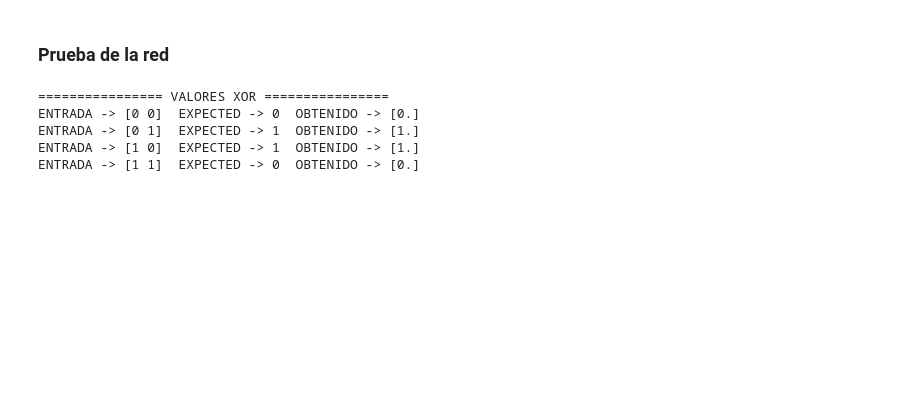
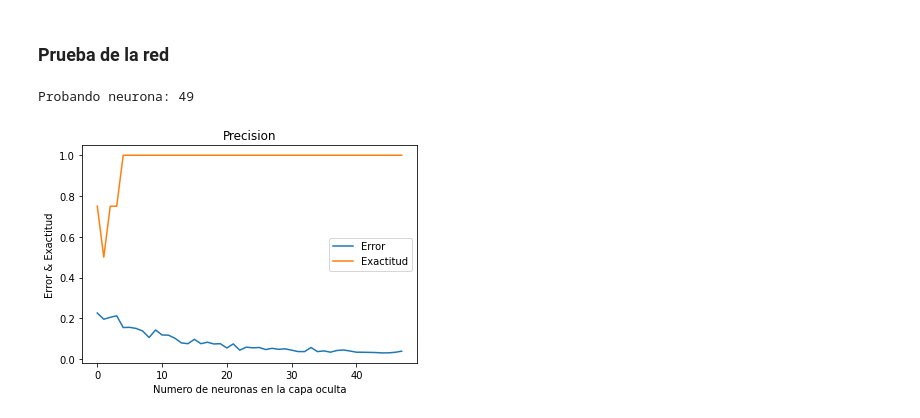
Before and after one commit to Govoa/Perceptron_MLP_Practica, a Jupyter notebook: pr2/L2P2-MLP.ipynb, the cells around one changed output. Saved outputs shown, nothing was run; the diff lists cells and outputs as text; code cells hidden in the pictures; blank space fills up the shorter version.

Commit message:
automatizador pr2

```diff
--- a/pr2/L2P2-MLP.ipynb
+++ b/pr2/L2P2-MLP.ipynb
@@ -15,6 +15,7 @@ entradas = np.array([[0,0],[0,1],[1,0],[1,1]]) # Las cuatro posibles entradas de
 esperadas = np.array([[0],[1],[1],[0]]) # Las cuatro posibles salidas de XOR. En este caso es necesario definirlas para para luego meterlas en el modelo MLP
 nNeuronasCapaOculta = 16 # Tocar
 Epoch = 500 # Tocar
+automatizar = True # Si se desea activar el automatizador True
 
 def validar_neuronas_oculta(M,N,n): # Empleamos esta funcion para validar que las neuronas de la capa oculta cumplen con la regla aprendida en clase
     # La regla a validar es (M/2N < n < 2M/N)
@@ -24,4 +25,4 @@ def validar_neuronas_oculta(M,N,n): # Empleamos esta funcion para validar que la
         return print("Neuronas de la capa oculta cumple regla") # validamos
     return print("Neuronas de la capa oculta no cumple regla")
 
-validar_neuronas_oculta(4,2,nNeuronasCapaOculta)
+#validar_neuronas_oculta(4,2,nNeuronasCapaOculta)
@@ -49,8 +50,10 @@ MLP.compile(optimizer='adam',loss='mean_squared_error',metrics=["binary_accuracy
 # %% [markdown]
 ### Entrenamiento de la red
 # %%
-# Por último entrenamos la red con el epoch (nº iteraciones)
-output_fit = MLP.fit(entradas,esperadas,epochs=Epoch,verbose = 0)
+def Entrenar(MLP,Epoch):
+    # Por último entrenamos la red con el epoch (nº iteraciones)
+    output_fit = MLP.fit(entradas,esperadas,epochs=Epoch,verbose = 0)
+    return output_fit,MLP
 # %% [markdown]
 ### Calidad de la red
 # %%
@@ -77,16 +81,45 @@ Error, Exactitud: [0.0826471745967865, 1.0]
 # %% [markdown]
 ### Prueba de la red
 # %%
-# Una vez tenemos entrenada la red, probamos todas las entradas y vemos si funciona
-i = 0
-resultados = MLP.predict(entradas).round()
-print("================ VALORES XOR ================")
-for entrada in entradas:
-    print("ENTRADA ->", entrada, " EXPECTED ->", (entrada[0] ^ entrada[1]) ," OBTENIDO ->", resultados[i])
-    i += 1
+def PruebaRed(MLP):
+    # Una vez tenemos entrenada la red, probamos todas las entradas y vemos si funciona
+    i = 0
+    resultados = MLP.predict(entradas).round()
+    print("================ VALORES XOR ================")
+    for entrada in entradas:
+        print("ENTRADA ->", entrada, " EXPECTED ->", (entrada[0] ^ entrada[1]) ," OBTENIDO ->", resultados[i])
+        i += 1
-# %% [output]
-================ VALORES XOR ================
-ENTRADA -> [0 0]  EXPECTED -> 0  OBTENIDO -> [0.]
-ENTRADA -> [0 1]  EXPECTED -> 1  OBTENIDO -> [1.]
-ENTRADA -> [1 0]  EXPECTED -> 1  OBTENIDO -> [1.]
-ENTRADA -> [1 1]  EXPECTED -> 0  OBTENIDO -> [0.]
+# %%
+if(automatizar):
+    nNeuronasCapaOculta = [i for i in range(2,51)]
+    Epoch = [i for i in range(50,1001,25)]
+    precision = 5
+    # Primero empezamos a buscar la capa oculta usando la lista nNeuronasCapaOculta. Los resultados se guardaran en outputErr
+    err = []
+    ex = []
+    outputErr = [err,ex]
+    for neurona in nNeuronasCapaOculta:
+        # Vuelvo a inicializar estas variables para guardar los errores y hacer la media en cada iteracion
+        err = []
+        ex = []
+        # Doy PRECISION numero de vueltas para que los valores aleatorios no afecten mucho en nuestro estudio
+        for i in range(precision):
+            print("Probando neurona:",neurona,end="\r")
+            MLP = initRed(neurona)
+            output_fit,MLP = Entrenar(MLP,Epoch[int(len(Epoch)/2)])
+            error,exact = EvalCalidadAuto(MLP)
+            err.append(error)
+            ex.append(exact)
+        outputErr[0].append(np.mean(err))
+        outputErr[1].append(np.mean(exact))
+    # Ahora pintamos la grafica para ver el error y la precisión
+    plt.title('Precision')
+    plt.plot(outputErr[0])
+    plt.plot(outputErr[1])
+    plt.legend(['Error', 'Exactitud'], loc='center right')
+    plt.ylabel('Error & Exactitud')
+    plt.xlabel('Numero de neuronas en la capa oculta')
+    plt.show()
+# %% [output]
+Probando neurona: 49
+[figure, added]
```
Also changed, not shown: parts of 4 cells of this notebook.
